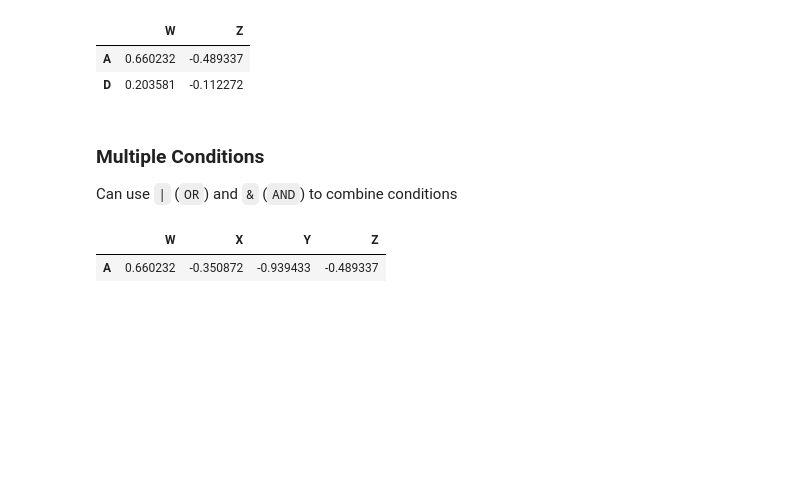
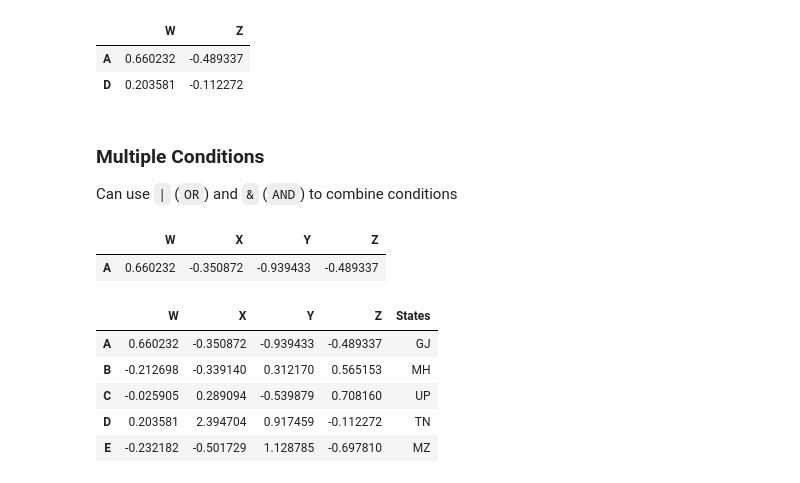
Before and after one commit to harpoonix/Debriefing-Data, a Jupyter notebook: Pandas.ipynb, the cells around one changed output. Saved outputs shown, nothing was run; the diff lists cells and outputs as text; code cells hidden in the pictures; blank space fills up the shorter version.

```diff
--- a/Pandas.ipynb
+++ b/Pandas.ipynb
@@ -229,3 +229,13 @@ df[(df['W']>0) & (df['X'] < 1)]
 # %% [output]
 |  | W | X | Y | Z |
 | A | 0.660232 | -0.350872 | -0.939433 | -0.489337 |
+# %%
+df['States'] = 'GJ MH UP TN MZ'.split()
+df
+# %% [output]
+|  | W | X | Y | Z | States |
+| A | 0.660232 | -0.350872 | -0.939433 | -0.489337 | GJ |
+| B | -0.212698 | -0.339140 | 0.312170 | 0.565153 | MH |
+| C | -0.025905 | 0.289094 | -0.539879 | 0.708160 | UP |
+| D | 0.203581 | 2.394704 | 0.917459 | -0.112272 | TN |
+| E | -0.232182 | -0.501729 | 1.128785 | -0.697810 | MZ |
```
Also changed, not shown: parts of 11 cells of this notebook.
